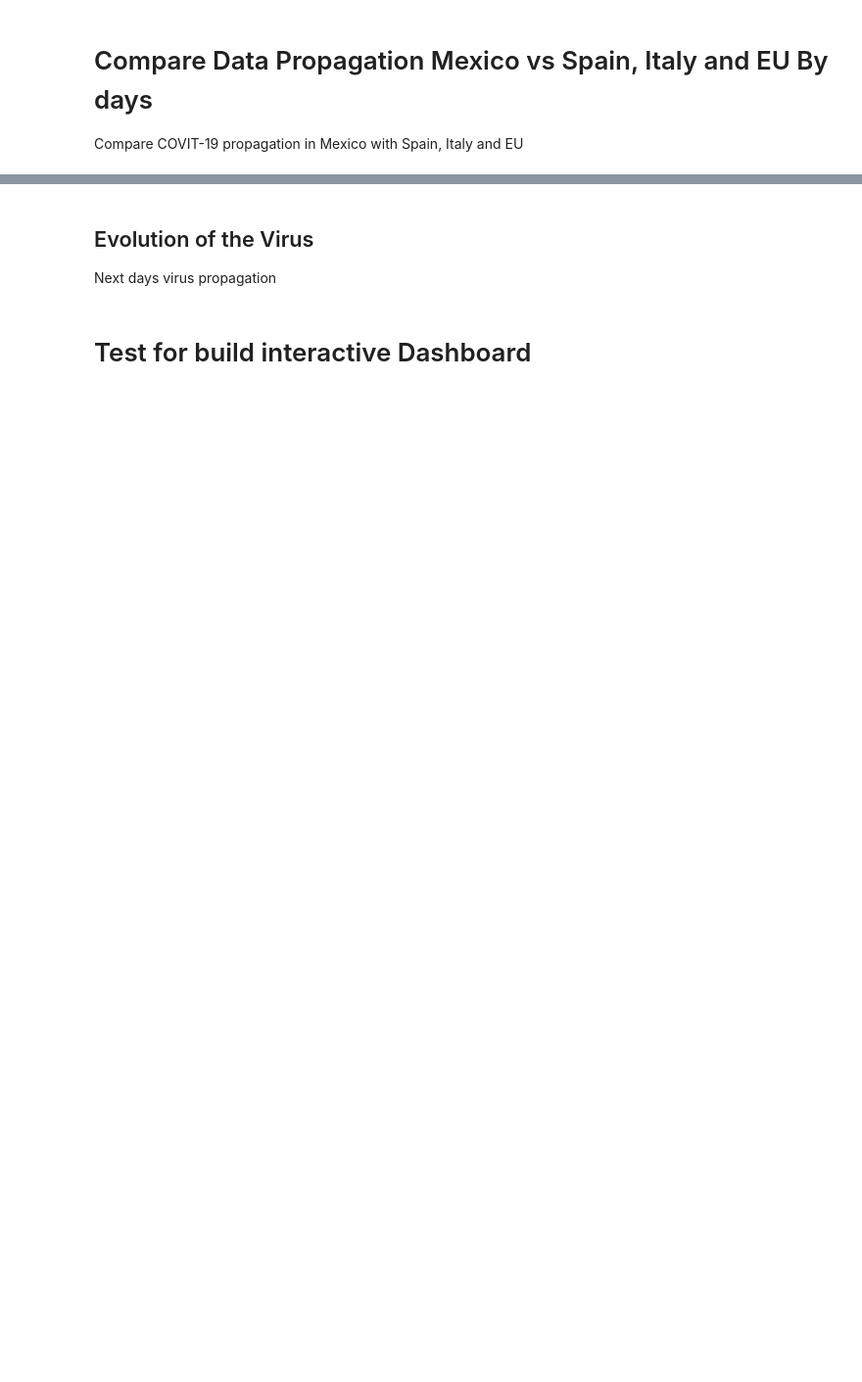
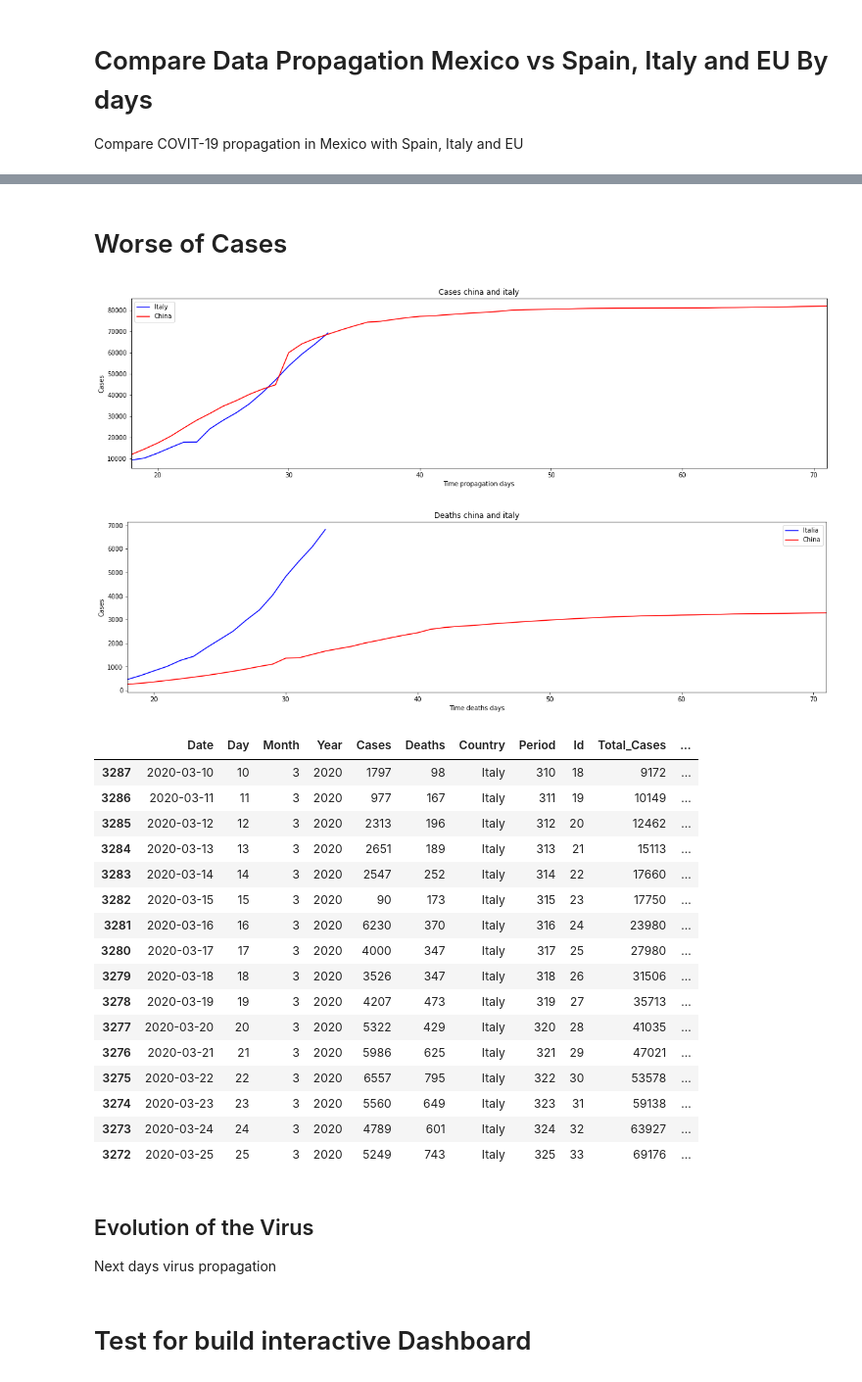
Before and after one commit to eocode/COVIT-19-Mexico, a Jupyter notebook: COVIT-19 Analisys.ipynb, the cells around one changed output, grey strips where cells are left out. Shown: that part at 98% size. Drawn from its saved outputs; the diff is of its cells as text; code cells hidden in the pictures; blank space fills up the shorter version.

```diff
--- a/COVIT-19 Analisys.ipynb
+++ b/COVIT-19 Analisys.ipynb
@@ -252,3 +252,55 @@ italy.head(50)
+# %% [markdown]
+# Worse of Cases
+# %%
+# Filter by country
+italy = data[(data['Country'] == 'Italy')]
+italy = italy[italy['Id'] >= len(mexico) ]
+china = data[(data['Country'] == 'China')]
+china = china[china['Id'] >= len(mexico) ]
+
+ax = plt.gca()
+
+italy.plot(kind='line',x='Id',y='Total_Cases', color='blue', ax=ax, title='Cases china and italy', figsize=(20,5), label="Italy")
+china.plot(kind='line',x='Id',y='Total_Cases', color='red', ax=ax, label="China")
+
+ax.set_xlabel("Time propagation days")
+ax.set_ylabel("Cases")
+ax.can_zoom()
+plt.show()
+
+ax = plt.gca()
+
+italy.plot(kind='line',x='Id',y='Total_Deaths', color='blue', ax=ax, title='Deaths china and italy', figsize=(20,5), label="Italia")
+china.plot(kind='line',x='Id',y='Total_Deaths', color='red', ax=ax, label="China")
+
+ax.set_xlabel("Time deaths days")
+ax.set_ylabel("Cases")
+ax.can_zoom()
+plt.show()
+
+italy.head(50)
+
+#result_compare.head(50)
+# %% [output]
+[figure, added]
+[figure, added]
+|  | Date | Day | Month | Year | Cases | Deaths | Country | Period | Id | Total_Cases | ... |
+| 3287 | 2020-03-10 | 10 | 3 | 2020 | 1797 | 98 | Italy | 310 | 18 | 9172 | ... |
+| 3286 | 2020-03-11 | 11 | 3 | 2020 | 977 | 167 | Italy | 311 | 19 | 10149 | ... |
+| 3285 | 2020-03-12 | 12 | 3 | 2020 | 2313 | 196 | Italy | 312 | 20 | 12462 | ... |
+| 3284 | 2020-03-13 | 13 | 3 | 2020 | 2651 | 189 | Italy | 313 | 21 | 15113 | ... |
+| 3283 | 2020-03-14 | 14 | 3 | 2020 | 2547 | 252 | Italy | 314 | 22 | 17660 | ... |
+| 3282 | 2020-03-15 | 15 | 3 | 2020 | 90 | 173 | Italy | 315 | 23 | 17750 | ... |
+| 3281 | 2020-03-16 | 16 | 3 | 2020 | 6230 | 370 | Italy | 316 | 24 | 23980 | ... |
+| 3280 | 2020-03-17 | 17 | 3 | 2020 | 4000 | 347 | Italy | 317 | 25 | 27980 | ... |
+| 3279 | 2020-03-18 | 18 | 3 | 2020 | 3526 | 347 | Italy | 318 | 26 | 31506 | ... |
+| 3278 | 2020-03-19 | 19 | 3 | 2020 | 4207 | 473 | Italy | 319 | 27 | 35713 | ... |
+| 3277 | 2020-03-20 | 20 | 3 | 2020 | 5322 | 429 | Italy | 320 | 28 | 41035 | ... |
+| 3276 | 2020-03-21 | 21 | 3 | 2020 | 5986 | 625 | Italy | 321 | 29 | 47021 | ... |
+| 3275 | 2020-03-22 | 22 | 3 | 2020 | 6557 | 795 | Italy | 322 | 30 | 53578 | ... |
+| 3274 | 2020-03-23 | 23 | 3 | 2020 | 5560 | 649 | Italy | 323 | 31 | 59138 | ... |
+| 3273 | 2020-03-24 | 24 | 3 | 2020 | 4789 | 601 | Italy | 324 | 32 | 63927 | ... |
+| 3272 | 2020-03-25 | 25 | 3 | 2020 | 5249 | 743 | Italy | 325 | 33 | 69176 | ... |
 # %% [markdown]
 ## Evolution of the Virus
 Next days virus propagation
```
Also changed, not shown: parts of 5 cells of this notebook, 18 other files.
